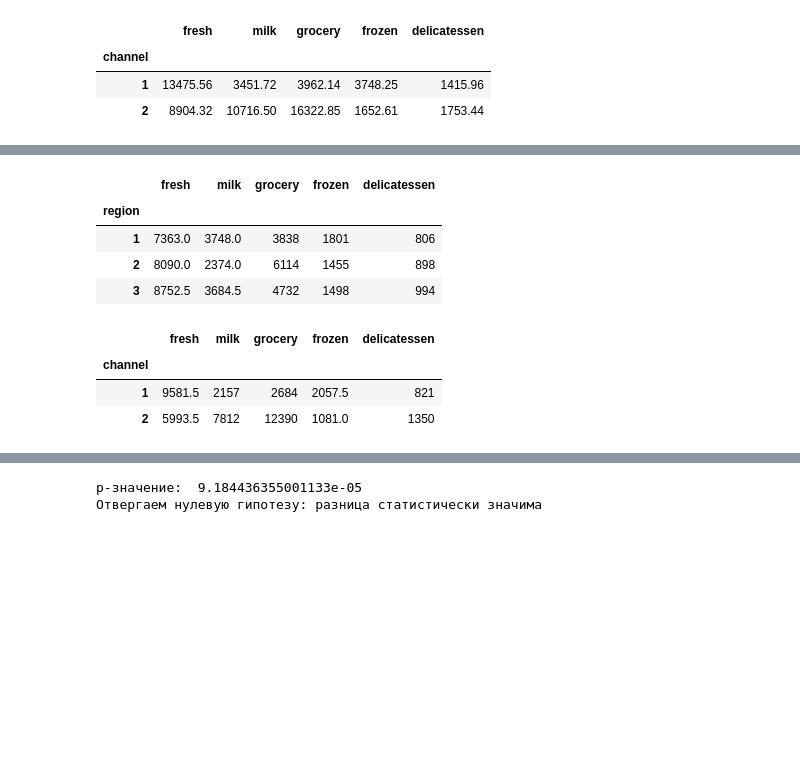
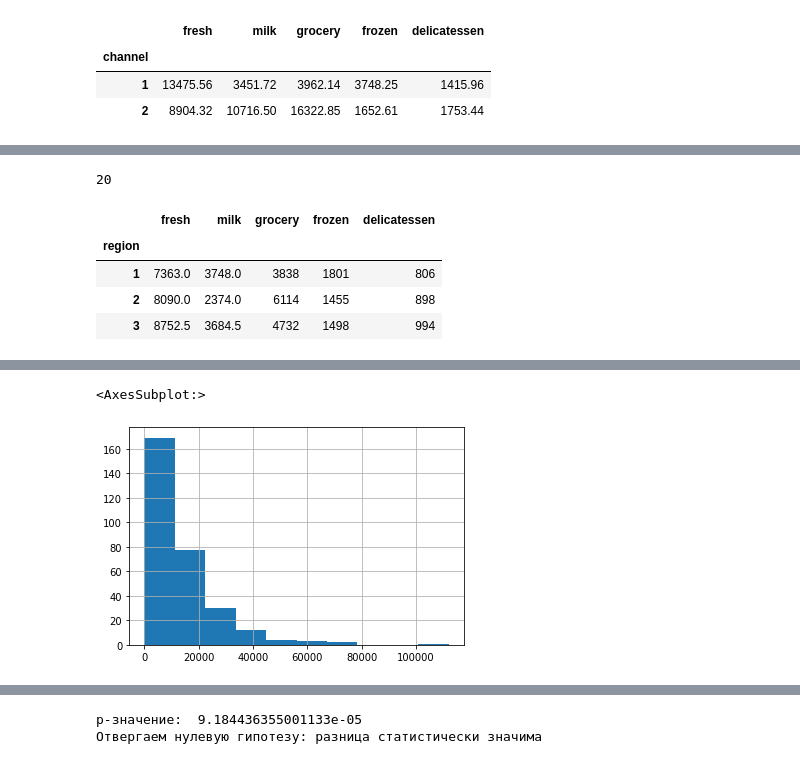
Before and after one commit to aabitokh/home_repo, a Jupyter notebook: ML/unsupervised learning/сегментация клиентов .ipynb, the cells around one changed output, grey strips where cells are left out. Drawn from its saved outputs; the diff is of its cells as text; code cells hidden in the pictures; blank space fills up the shorter version.

```diff
--- a/ML/unsupervised learning/сегментация клиентов .ipynb
+++ b/ML/unsupervised learning/сегментация клиентов .ipynb
@@ -156,3 +187,7 @@ sns.pairplot(data.iloc[:, ~data.columns.isin(['channel', 'region'])]);
+# %%
+len(l)
+# %% [output]
+20
 # %%
 data.groupby('region').agg({'fresh':'median', 'milk':'median',
                             'grocery':'median', 'frozen':'median',
@@ -163,15 +198,6 @@ data.groupby('region').agg({'fresh':'median', 'milk':'median',
 | 1 | 7363.0 | 3748.0 | 3838 | 1801 | 806 |
 | 2 | 8090.0 | 2374.0 | 6114 | 1455 | 898 |
 | 3 | 8752.5 | 3684.5 | 4732 | 1498 | 994 |
-# %%
-data.groupby('channel').agg({'fresh':'median', 'milk':'median',
-                            'grocery':'median', 'frozen':'median',
-                            'delicatessen':'median' }).round(2)
-# %% [output]
-|  | fresh | milk | grocery | frozen | delicatessen |
-| channel |  |  |  |  |  |
-| 1 | 9581.5 | 2157 | 2684 | 2057.5 | 821 |
-| 2 | 5993.5 | 7812 | 12390 | 1081.0 | 1350 |
 # %%
 fig = px.box(data[features], color = data['channel'])
 fig.show()
@@ -182,3 +208,8 @@ fig = px.box(data[features], color = data['region'])
 fig.show()
 # %% [output]
 [interactive output not drawn]
+# %%
+data.query('channel==1')['fresh'].hist()
+# %% [output]
+<AxesSubplot:>
+[figure, added]
```
Also changed, not shown: parts of 27 cells of this notebook, 19 other files.
